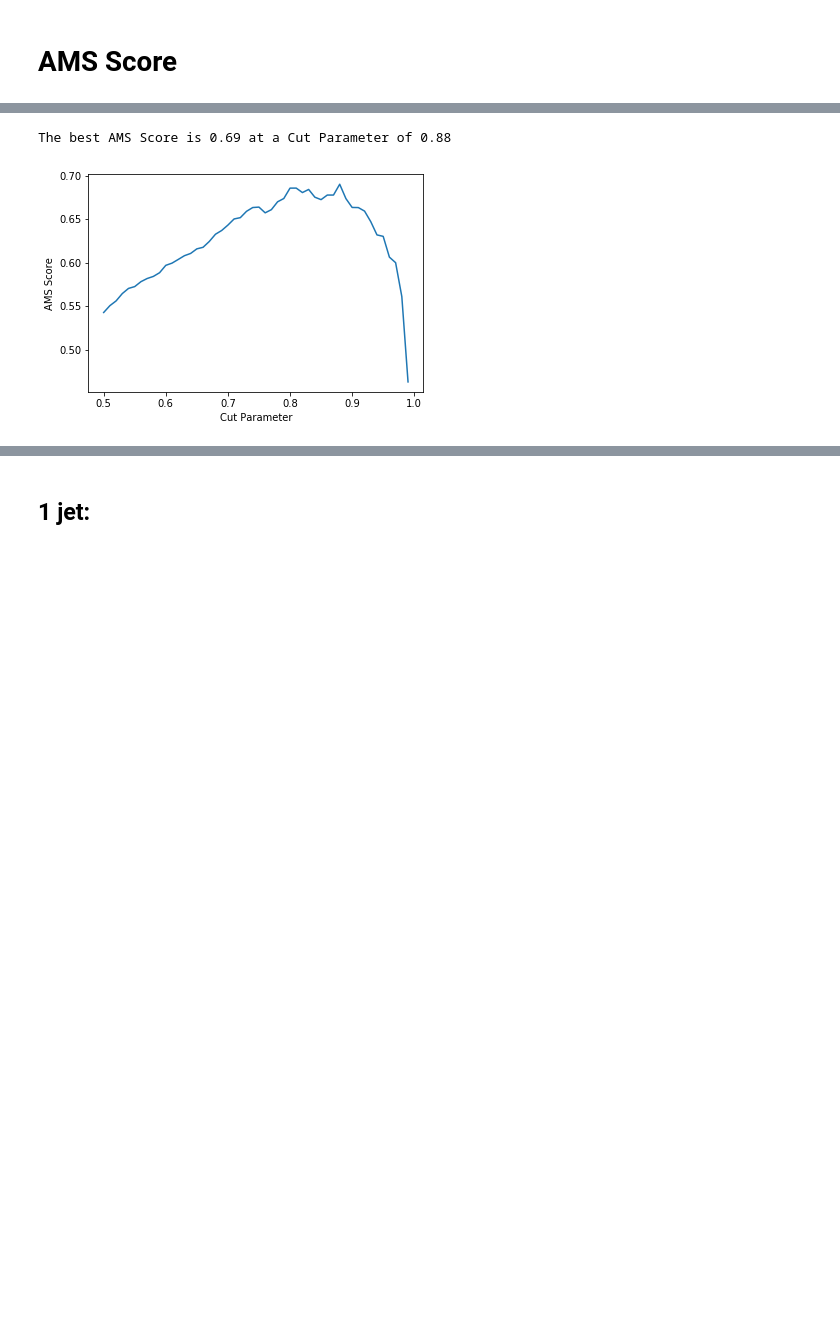
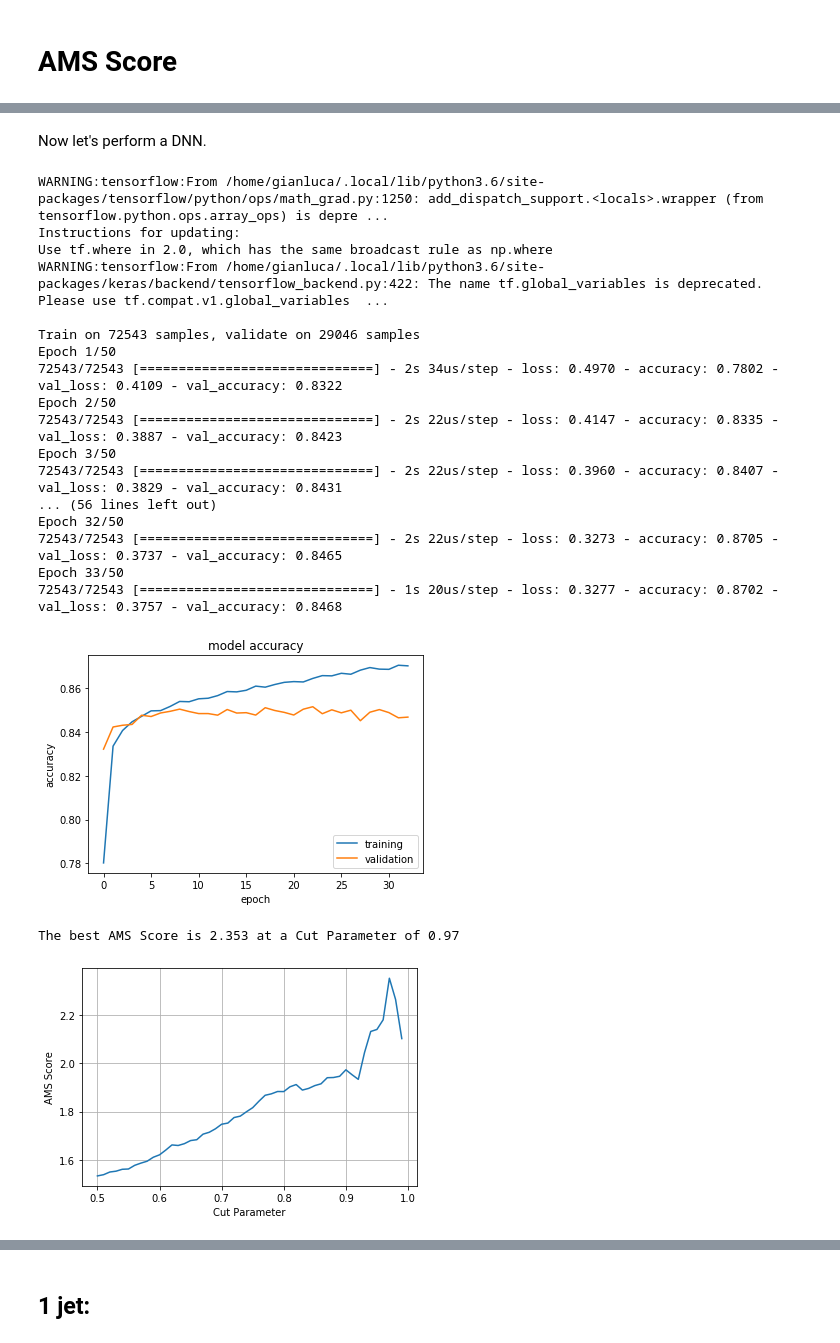
Before and after one commit to JustWhit3/higgs-decay-classification, a Jupyter notebook: Program.ipynb, the cells around one changed output, grey strips where cells are left out. Cells and saved outputs as stored; diff of their text form; code cells hidden in the pictures; blank space fills up the shorter version.

```diff
--- a/Program.ipynb
+++ b/Program.ipynb
@@ -225,0 +72,5 @@ plt.show()
+# %%
+X = train_data.iloc[:,1:-4]
+X_val = validation_data.iloc[:,1:-4]
+weights = validation_data['KaggleWeight']
+del train_data, validation_data
@@ -259,4 +267,16 @@ def NN_output_to_AMS(x_cut, predictions, label_vectors, weights):
 # %%
+def NN_output_to_AMS(x_cut, predictions, label_vectors, weights):
+
+    b_reg = 10
+
+    s = sum(weights[(predictions[:,1] > x_cut)  & (label_vectors[:,1] ==1)])
+    b = sum(weights[(predictions[:,1] > x_cut)  & (label_vectors[:,1] ==0)])
+
+    AMS = np.sqrt(      2 *( (s + b + b_reg) * np.log(1 + s/(b + b_reg)) -s )     )
+
+    return AMS
+
+
 def plot_AMS(predictions, label_vectors, weights):
     x = np.arange(0.5,1,1e-2)
     AMS_list=[]
@@ -267,5 +287,6 @@ def plot_AMS(predictions, label_vectors, weights):
     plt.plot(x, y)
     plt.xlabel('Cut Parameter')
     plt.ylabel('AMS Score')
+    plt.grid()
 
-    print('The best AMS Score is {:.2f} at a Cut Parameter of {:.2f}'.format(max(y), x[np.argmax(y)]))
+    print('The best AMS Score is {:.3f} at a Cut Parameter of {:.2f}'.format(max(y), x[np.argmax(y)]))
@@ -352,5 +337,43 @@ Epoch 100/100
-# %%
-plot_AMS(y_pred_2, y_val_2jets, weights_2jets)
-# %% [output]
-The best AMS Score is 0.69 at a Cut Parameter of 0.88
-[figure, removed]
+# %% [markdown]
+Now let's perform a DNN.
+# %%
+np.random.seed(42)
+DNN_2jets = make_model([64, 128, 64, 64, 32, 8], 'relu', 0.1, 'Adam', 'L2', 0.0001, X_2jets.shape[-1])
+
+#This command stops the network when the accuracy stop rising.
+early_stopping = EarlyStopping(monitor='val_accuracy', min_delta=0, patience=10, verbose=0, mode='auto', baseline=None, restore_best_weights=True)
+
+history = DNN_2jets.fit(X_2jets_standard, y_train_2jets, batch_size=256, epochs=50, verbose=1,
+                  validation_data=(X_val_2jets_standard, y_val_2jets), callbacks = [early_stopping], class_weight = None)
+
+plt.plot(history.history['accuracy'])
+plt.plot(history.history['val_accuracy'])
+plt.title('model accuracy')
+plt.ylabel('accuracy')
+plt.xlabel('epoch')
+plt.legend(['training', 'validation'], loc='lower right')
+plt.show()
+
+y_pred_2jets = DNN_2jets.predict(X_val_2jets_standard)
+plot_AMS(y_pred_2jets, y_val_2jets, weights_2jets)
+# %% [output]
+WARNING:tensorflow:From /home/gianluca/.local/lib/python3.6/site-packages/tensorflow/python/ops/math_grad.py:1250: add_dispatch_support.<locals>.wrapper (from tensorflow.python.ops.array_ops) is depre ...
+Instructions for updating:
+Use tf.where in 2.0, which has the same broadcast rule as np.where
+WARNING:tensorflow:From /home/gianluca/.local/lib/python3.6/site-packages/keras/backend/tensorflow_backend.py:422: The name tf.global_variables is deprecated. Please use tf.compat.v1.global_variables  ...
+
+Train on 72543 samples, validate on 29046 samples
+Epoch 1/50
+72543/72543 [==============================] - 2s 34us/step - loss: 0.4970 - accuracy: 0.7802 - val_loss: 0.4109 - val_accuracy: 0.8322
+Epoch 2/50
+72543/72543 [==============================] - 2s 22us/step - loss: 0.4147 - accuracy: 0.8335 - val_loss: 0.3887 - val_accuracy: 0.8423
+Epoch 3/50
+72543/72543 [==============================] - 2s 22us/step - loss: 0.3960 - accuracy: 0.8407 - val_loss: 0.3829 - val_accuracy: 0.8431
+... (56 lines left out)
+Epoch 32/50
+72543/72543 [==============================] - 2s 22us/step - loss: 0.3273 - accuracy: 0.8705 - val_loss: 0.3737 - val_accuracy: 0.8465
+Epoch 33/50
+72543/72543 [==============================] - 1s 20us/step - loss: 0.3277 - accuracy: 0.8702 - val_loss: 0.3757 - val_accuracy: 0.8468
+[figure, added]
+The best AMS Score is 2.353 at a Cut Parameter of 0.97
+[figure, added]
```
Also changed, not shown: parts of 79 cells of this notebook.
